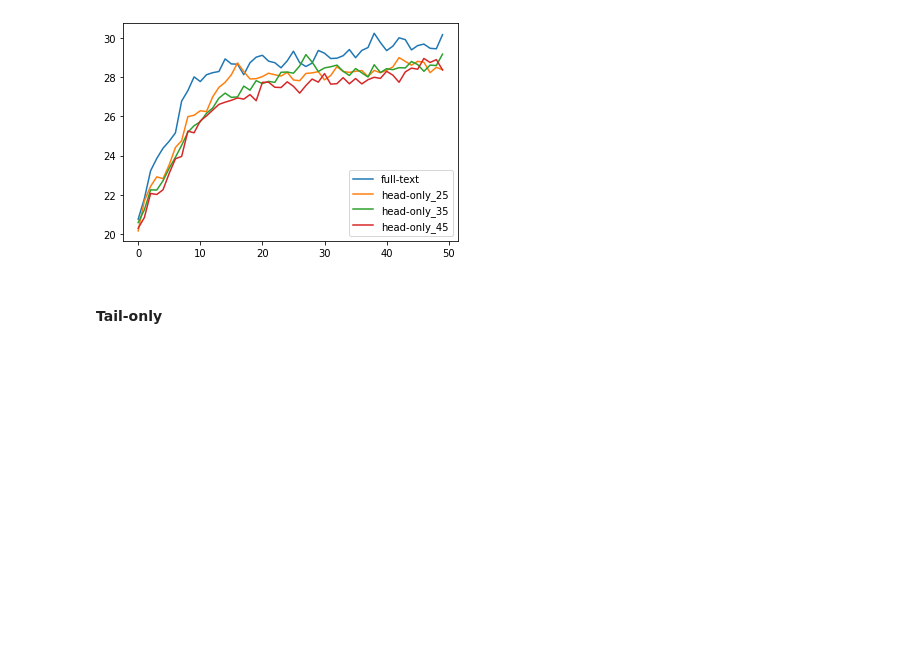
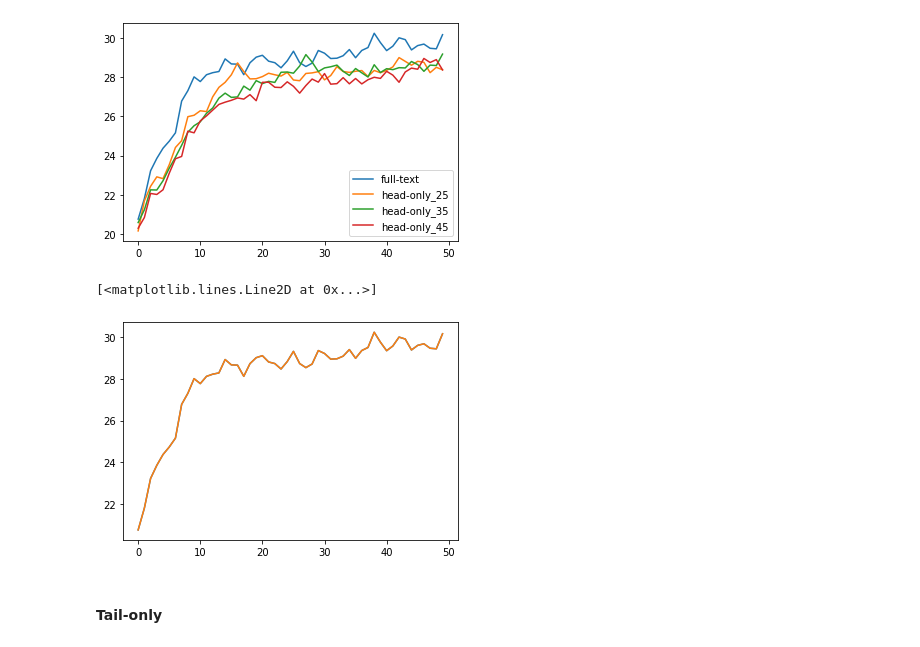
Before and after one commit to beaupranisaa/Text-Summarization, a Jupyter notebook: analysis/Shortening_Evaluation_50epochs.ipynb, the cells around one changed output. Saved outputs shown, nothing was run; the diff lists cells and outputs as text; code cells hidden in the pictures; blank space fills up the shorter version.

```diff
--- a/analysis/Shortening_Evaluation_50epochs.ipynb
+++ b/analysis/Shortening_Evaluation_50epochs.ipynb
@@ -15,6 +15,10 @@ import numpy as np
 #### Fine-tuned for 50 epochs
 # %%
 path = f"""../model/{model_params["MODEL"]}_{data}_full-text_0_50epochs_old/"""
+rougescore_fulltext_old = RougeScore(model = model_params["MODEL"], dataset = data, EPOCH = model_params['TRAIN_EPOCHS'], path = path)
+rougescores_fulltext_old = rougescore_fulltext.getscore_ave()
+
+path = f"""../model/{model_params["MODEL"]}_{data}_full-text_0_50epochs/"""
 rougescore_fulltext = RougeScore(model = model_params["MODEL"], dataset = data, EPOCH = model_params['TRAIN_EPOCHS'], path = path)
 rougescores_fulltext = rougescore_fulltext.getscore_ave()
 
@@ -90,6 +86,12 @@ plt.legend()
 # %% [output]
 <matplotlib.legend.Legend at 0x...>
 [figure]
+# %%
+plt.plot(rougescores_fulltext['rouge1'], label = 'full-text')
+plt.plot(rougescores_fulltext_old['rouge1'], label = 'full-text')
+# %% [output]
+[<matplotlib.lines.Line2D at 0x...>]
+[figure, added]
 # %% [markdown]
 #### Tail-only
 # %%
```
Also changed, not shown: parts of 4 cells of this notebook, 4 other files.
